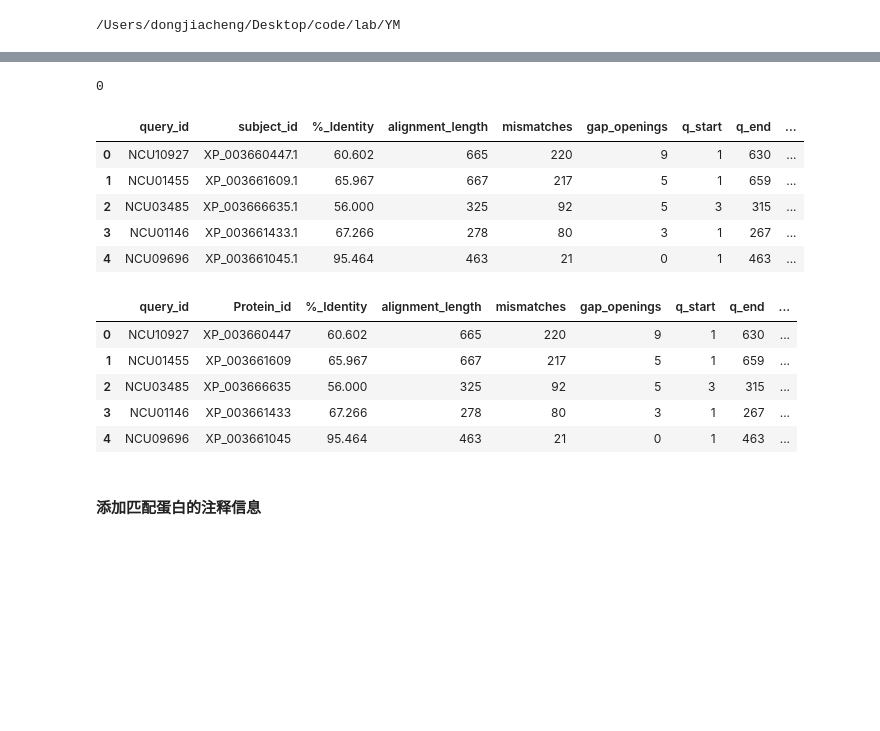
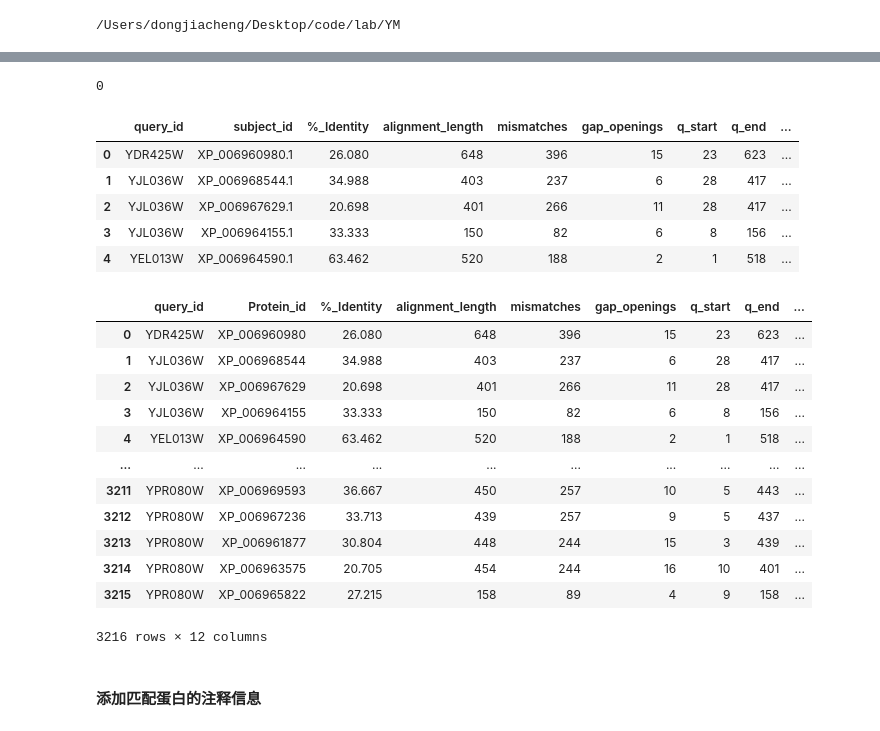
Before and after one commit to dongchen1998/code, a Jupyter notebook: lab/YM/blast-ym.ipynb, the cells around one changed output, grey strips where cells are left out. Drawn from its saved outputs; the diff is of its cells as text; code cells hidden in the pictures; blank space fills up the shorter version.

```diff
--- a/lab/YM/blast-ym.ipynb
+++ b/lab/YM/blast-ym.ipynb
@@ -49,36 +59,47 @@ os.environ['PATH'] += os.pathsep + '/Users/dongjiacheng/Desktop/code/mtd/tools/b
-# %%
-os.system('blastp -query blast_input_Nc.txt -out blast_output_Nc.txt -db /Users/dongjiacheng/Desktop/code/mtd/tools/blast/db_prot/Myceliophthora_thermophila_ATCC_42464 -outfmt 6 -evalue 1e-6')
-# %% [output]
-0
+# %%
+# os.system('blastp -query blast_input_Sc.txt -out blast_output_Sc.txt -db /Users/dongjiacheng/Desktop/code/mtd/tools/blast/db_prot/Mt-Nc -outfmt 6 -evalue 1e-6')
+# os.system('blastp -query blast_input_Nc.txt -out blast_output_Nc.txt -db /Users/dongjiacheng/Desktop/code/mtd/tools/blast/db_prot/Myceliophthora_thermophila_ATCC_42464 -outfmt 6 -evalue 1e-6')
+# os.system('blastp -query blast_input_Sc.txt -out blast_output_Sc-An.txt -db /Users/dongjiacheng/Desktop/code/mtd/tools/blast/db_prot/Aspergillus_niger_CBS_513.88 -outfmt 6 -evalue 1e-6')
+# os.system('blastp -query blast_input_Sc.txt -out blast_output_Sc-Tr.txt -db /Users/dongjiacheng/Desktop/code/mtd/tools/blast/db_prot/Trichoderma_reesei_QM6a -outfmt 6 -evalue 1e-6')
+os.system('blastp -query blast_input_Nc-tf.txt -out blast_output_Nc-tf.txt -db /Users/dongjiacheng/Desktop/code/mtd/tools/blast/db_prot/Myceliophthora_thermophila_ATCC_42464 -outfmt 6 -evalue 1e-6')
+# %% [output]
+0
 # %%
 # 读取blast_output_Sc.txt,
-df_blast = pd.read_csv('blast_output_Nc.txt', sep='\t', header=None).copy()
+df_blast = pd.read_csv('blast_output_Sc-Tr.txt', sep='\t', header=None).copy()
 df_blast.columns = ['query_id', 'subject_id', '%_Identity', 'alignment_length ', 'mismatches ', 'gap_openings', 'q_start', 'q_end', 's_start', 's_end', 'e-value', 'bit_score']
 
 df_blast.head()
 # %% [output]
 |  | query_id | subject_id | %_Identity | alignment_length | mismatches | gap_openings | q_start | q_end | ... |
-| 0 | NCU10927 | XP_003660447.1 | 60.602 | 665 | 220 | 9 | 1 | 630 | ... |
-| 1 | NCU01455 | XP_003661609.1 | 65.967 | 667 | 217 | 5 | 1 | 659 | ... |
-| 2 | NCU03485 | XP_003666635.1 | 56.000 | 325 | 92 | 5 | 3 | 315 | ... |
-| 3 | NCU01146 | XP_003661433.1 | 67.266 | 278 | 80 | 3 | 1 | 267 | ... |
-| 4 | NCU09696 | XP_003661045.1 | 95.464 | 463 | 21 | 0 | 1 | 463 | ... |
+| 0 | YDR425W | XP_006960980.1 | 26.080 | 648 | 396 | 15 | 23 | 623 | ... |
+| 1 | YJL036W | XP_006968544.1 | 34.988 | 403 | 237 | 6 | 28 | 417 | ... |
+| 2 | YJL036W | XP_006967629.1 | 20.698 | 401 | 266 | 11 | 28 | 417 | ... |
+| 3 | YJL036W | XP_006964155.1 | 33.333 | 150 | 82 | 6 | 8 | 156 | ... |
+| 4 | YEL013W | XP_006964590.1 | 63.462 | 520 | 188 | 2 | 1 | 518 | ... |
 # %%
 df_blast['e-value'] = df_blast['e-value'].apply(lambda x: '{:.10f}'.format(x))
 
 # df_blast改名为Protein_id
 df_blast.rename(columns={'subject_id': 'Protein_id'}, inplace=True)
 
 # Protein_id不保留小数点及后面的数字
 df_blast['Protein_id'] = df_blast['Protein_id'].apply(lambda x: x.split('.')[0])
 
-df_blast.head()
+df_blast
 # %% [output]
 |  | query_id | Protein_id | %_Identity | alignment_length | mismatches | gap_openings | q_start | q_end | ... |
-| 0 | NCU10927 | XP_003660447 | 60.602 | 665 | 220 | 9 | 1 | 630 | ... |
-| 1 | NCU01455 | XP_003661609 | 65.967 | 667 | 217 | 5 | 1 | 659 | ... |
-| 2 | NCU03485 | XP_003666635 | 56.000 | 325 | 92 | 5 | 3 | 315 | ... |
-| 3 | NCU01146 | XP_003661433 | 67.266 | 278 | 80 | 3 | 1 | 267 | ... |
-| 4 | NCU09696 | XP_003661045 | 95.464 | 463 | 21 | 0 | 1 | 463 | ... |
+| 0 | YDR425W | XP_006960980 | 26.080 | 648 | 396 | 15 | 23 | 623 | ... |
+| 1 | YJL036W | XP_006968544 | 34.988 | 403 | 237 | 6 | 28 | 417 | ... |
+| 2 | YJL036W | XP_006967629 | 20.698 | 401 | 266 | 11 | 28 | 417 | ... |
+| 3 | YJL036W | XP_006964155 | 33.333 | 150 | 82 | 6 | 8 | 156 | ... |
+| 4 | YEL013W | XP_006964590 | 63.462 | 520 | 188 | 2 | 1 | 518 | ... |
+| ... | ... | ... | ... | ... | ... | ... | ... | ... | ... |
+| 3211 | YPR080W | XP_006969593 | 36.667 | 450 | 257 | 10 | 5 | 443 | ... |
+| 3212 | YPR080W | XP_006967236 | 33.713 | 439 | 257 | 9 | 5 | 437 | ... |
+| 3213 | YPR080W | XP_006961877 | 30.804 | 448 | 244 | 15 | 3 | 439 | ... |
+| 3214 | YPR080W | XP_006963575 | 20.705 | 454 | 244 | 16 | 10 | 401 | ... |
+| 3215 | YPR080W | XP_006965822 | 27.215 | 158 | 89 | 4 | 9 | 158 | ... |
+3216 rows × 12 columns
 # %% [markdown]
 #### 添加匹配蛋白的注释信息
```
Also changed, not shown: parts of 14 cells of this notebook, 6 other files.
